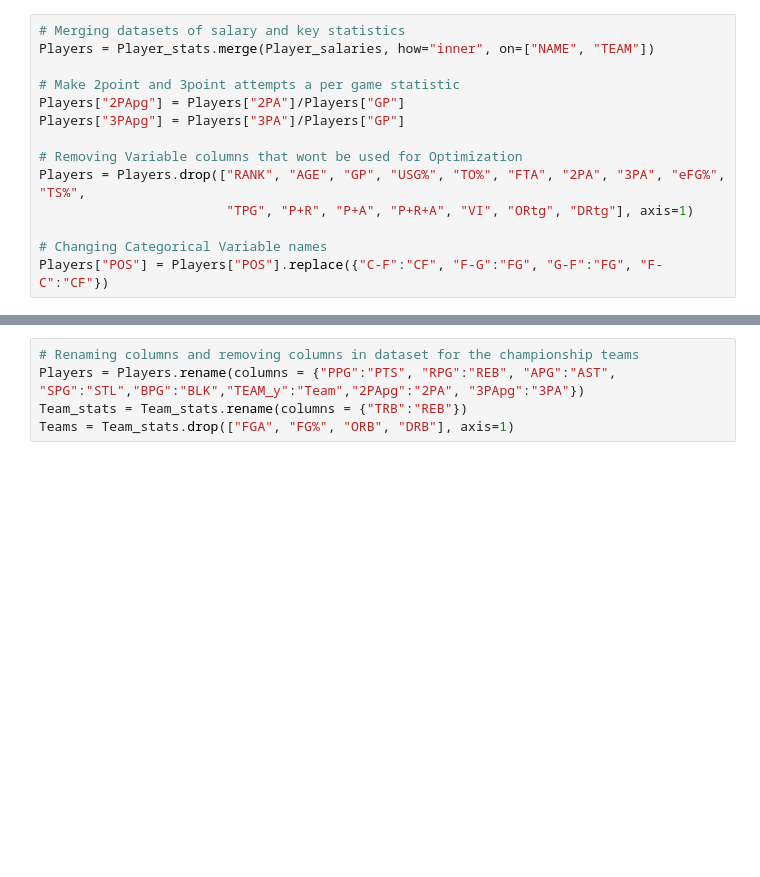
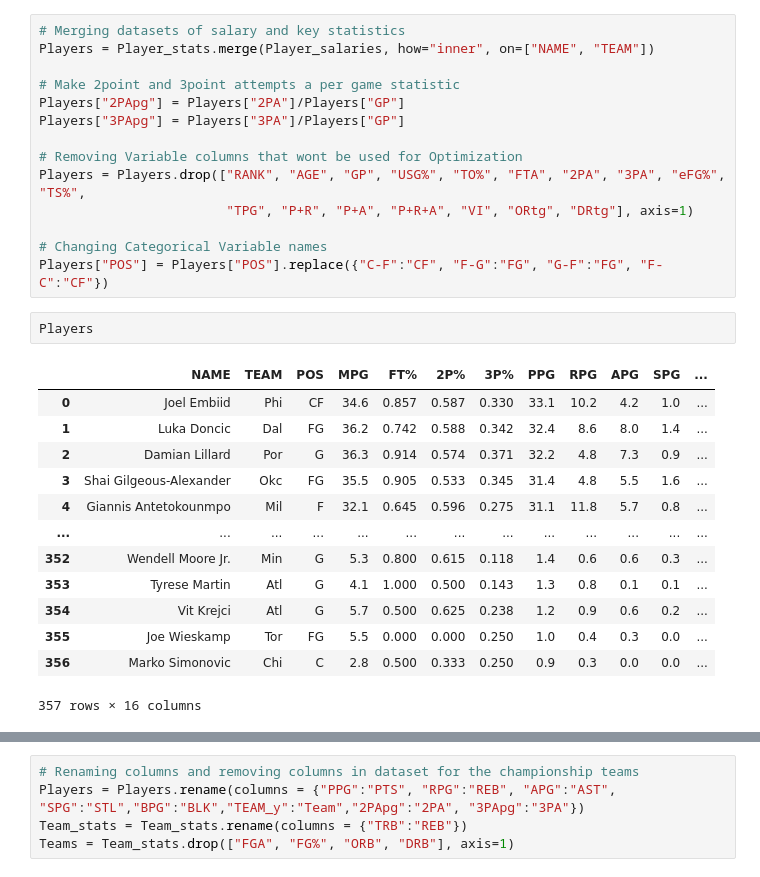
Before and after one commit to MarcusHjertaas/Mathmatical-Analysis, a Jupyter notebook: NBA Team Optimization.ipynb, the cells around one changed output, grey strips where cells are left out. Drawn from its saved outputs; the diff is of its cells as text; blank space fills up the shorter version.

```diff
--- a/NBA Team Optimization.ipynb
+++ b/NBA Team Optimization.ipynb
@@ -23,5 +23,21 @@ Players = Players.drop(["RANK", "AGE", "GP", "USG%", "TO%", "FTA", "2PA", "3PA",
 
 # Changing Categorical Variable names
 Players["POS"] = Players["POS"].replace({"C-F":"CF", "F-G":"FG", "G-F":"FG", "F-C":"CF"})
+# %%
+Players
+# %% [output]
+|  | NAME | TEAM | POS | MPG | FT% | 2P% | 3P% | PPG | RPG | APG | SPG | ... |
+| 0 | Joel Embiid | Phi | CF | 34.6 | 0.857 | 0.587 | 0.330 | 33.1 | 10.2 | 4.2 | 1.0 | ... |
+| 1 | Luka Doncic | Dal | FG | 36.2 | 0.742 | 0.588 | 0.342 | 32.4 | 8.6 | 8.0 | 1.4 | ... |
+| 2 | Damian Lillard | Por | G | 36.3 | 0.914 | 0.574 | 0.371 | 32.2 | 4.8 | 7.3 | 0.9 | ... |
+| 3 | Shai Gilgeous-Alexander | Okc | FG | 35.5 | 0.905 | 0.533 | 0.345 | 31.4 | 4.8 | 5.5 | 1.6 | ... |
+| 4 | Giannis Antetokounmpo | Mil | F | 32.1 | 0.645 | 0.596 | 0.275 | 31.1 | 11.8 | 5.7 | 0.8 | ... |
+| ... | ... | ... | ... | ... | ... | ... | ... | ... | ... | ... | ... | ... |
+| 352 | Wendell Moore Jr. | Min | G | 5.3 | 0.800 | 0.615 | 0.118 | 1.4 | 0.6 | 0.6 | 0.3 | ... |
+| 353 | Tyrese Martin | Atl | G | 4.1 | 1.000 | 0.500 | 0.143 | 1.3 | 0.8 | 0.1 | 0.1 | ... |
+| 354 | Vit Krejci | Atl | G | 5.7 | 0.500 | 0.625 | 0.238 | 1.2 | 0.9 | 0.6 | 0.2 | ... |
+| 355 | Joe Wieskamp | Tor | FG | 5.5 | 0.000 | 0.000 | 0.250 | 1.0 | 0.4 | 0.3 | 0.0 | ... |
+| 356 | Marko Simonovic | Chi | C | 2.8 | 0.500 | 0.333 | 0.250 | 0.9 | 0.3 | 0.0 | 0.0 | ... |
+357 rows × 16 columns
 # %%
 # Changing position variable to binary to easier compute the optimization
```
Also changed, not shown: parts of 7 cells of this notebook.
